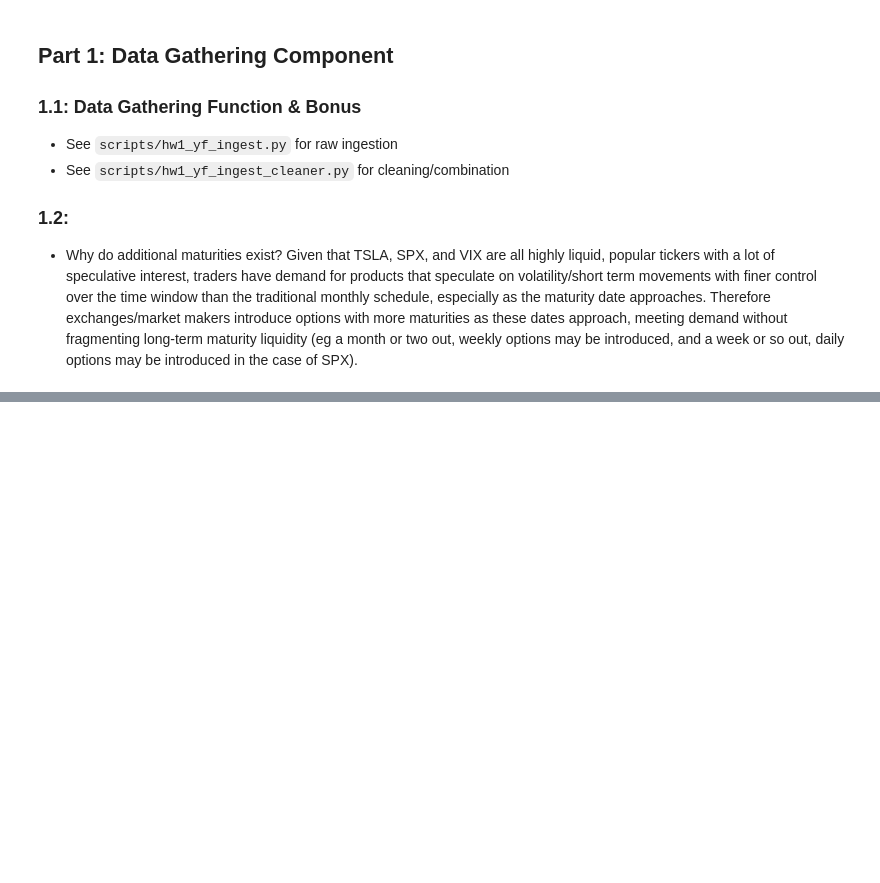
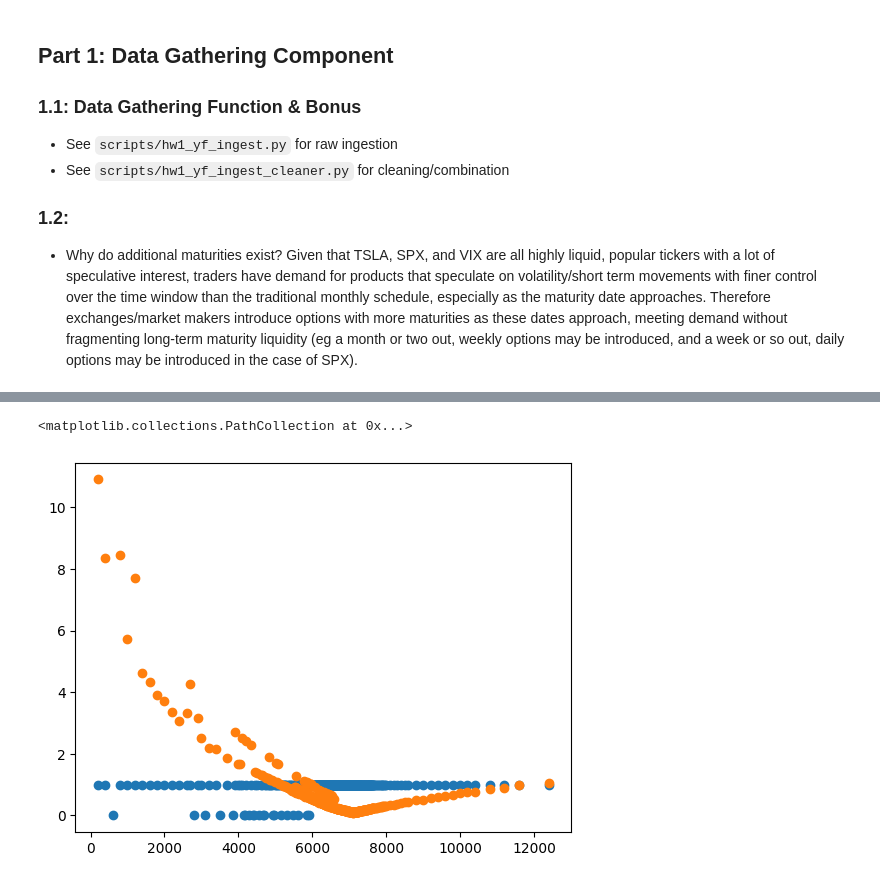
Before and after one commit to ciangahan/FE621, a Jupyter notebook: notebooks/hw1.ipynb, the cells around one changed output, grey strips where cells are left out. Cells and saved outputs as stored; diff of their text form; code cells hidden in the pictures; blank space fills up the shorter version.

```diff
--- a/notebooks/hw1.ipynb
+++ b/notebooks/hw1.ipynb
@@ -59,0 +59,20 @@ print(options.head())
+# %%
+def row_iv(row):
+    if row["optionType"] == "call":
+        return BlackScholes.iv_call_bisection(
+            row["underlyingPrice"],
+            row["strike"],
+            row["daysToMaturity"] / 365,
+            np.log1p(row["fedFunds"]),
+            (row["bid"] + row["ask"]) / 2
+        )
+    else:
+        return BlackScholes.iv_put_bisection(
+            row["underlyingPrice"],
+            row["strike"],
+            row["daysToMaturity"] / 365,
+            np.log1p(row["fedFunds"]),
+            (row["bid"] + row["ask"]) / 2
+        )
+
+options["impliedVolatilityB"] = options.apply(row_iv, axis=1)
@@ -59,0 +282,7 @@ print(options.head())
+# %%
+test_df = options[(options["underlying"] == "^SPX") & (options["data_date"] == "2026-02-12") & (options["expiration"] == "2026-02-20") & (options["optionType"] == "call")]
+plt.scatter(test_df["strike"], test_df["impliedVolatility"].notna())
+plt.scatter(test_df["strike"], test_df["impliedVolatility"])
+# %% [output]
+<matplotlib.collections.PathCollection at 0x...>
+[figure, added]
```
Also changed, not shown: parts of 21 cells of this notebook, 6 other files.
